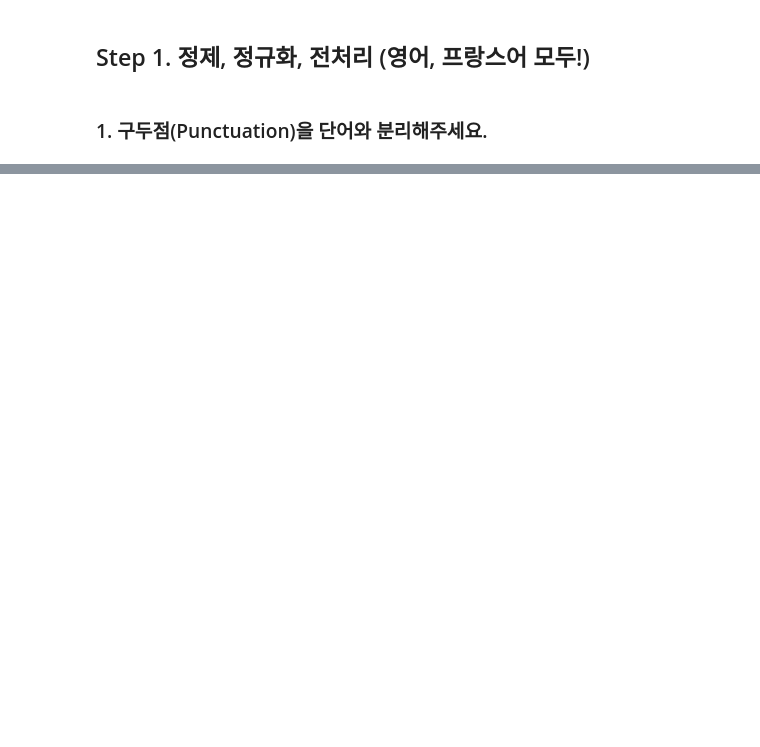
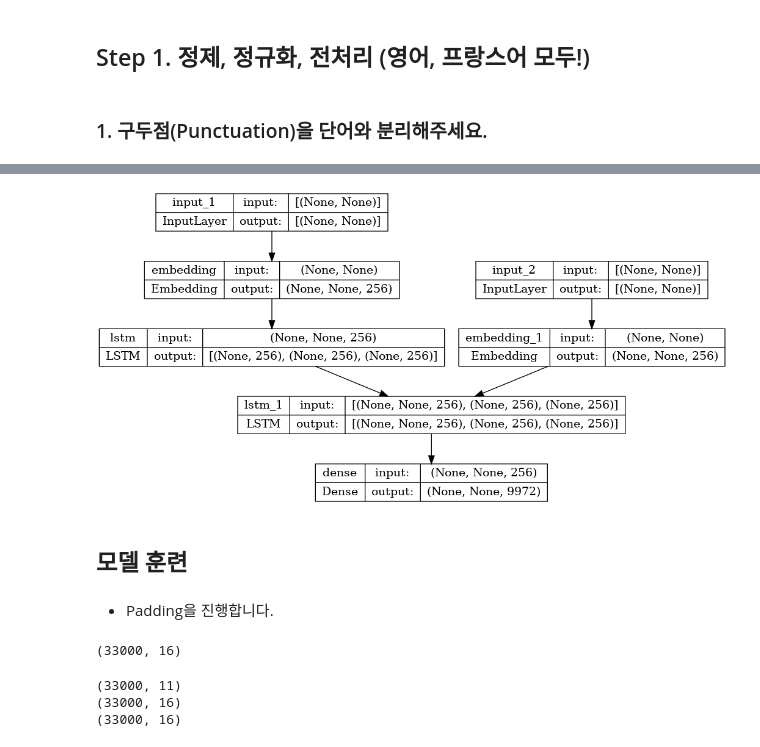
Before and after one commit to paul2522/Exploration_Submit, a Jupyter notebook: 10/[Exp10]WordTranslator.ipynb, the cells around one changed output, grey strips where cells are left out. Drawn from its saved outputs; the diff is of its cells as text; code cells hidden in the pictures; blank space fills up the shorter version.

```diff
--- a/10/[Exp10]WordTranslator.ipynb
+++ b/10/[Exp10]WordTranslator.ipynb
@@ -99,0 +217,9 @@ df_updated.head(10)
+# %%
+from tensorflow.keras.layers import LSTM, Dense
+from tensorflow.keras.layers import Input, Embedding, Masking
+
+encoder_inputs = Input(shape=(None,))
+enc_emb =  Embedding(eng_vocab_size, emb_vector_num)(encoder_inputs)
+encoder_lstm = LSTM(hidden_size, return_state=True)
+encoder_outputs, state_h, state_c = encoder_lstm(enc_emb)
+encoder_states = [state_h, state_c]
@@ -99,0 +232,8 @@ df_updated.head(10)
+# %%
+decoder_inputs = Input(shape=(None,))
+fra_emb =  Embedding(fra_vocab_size, emb_vector_num)(decoder_inputs)
+decoder_lstm = LSTM(hidden_size, return_sequences=True, return_state=True)
+decoder_outputs, _, _ = decoder_lstm(fra_emb, initial_state = encoder_states)
+# %%
+decoder_softmax_layer = Dense(fra_vocab_size, activation='softmax')
+decoder_softmax_outputs = decoder_softmax_layer(decoder_outputs)
@@ -99,0 +244,6 @@ df_updated.head(10)
+# %%
+from tensorflow.keras.models import Model
+
+model = Model([encoder_inputs, decoder_inputs], decoder_softmax_outputs)
+model.compile(optimizer="rmsprop", loss="sparse_categorical_crossentropy")
+model.summary()
@@ -99,0 +268,8 @@ df_updated.head(10)
+# %%
+from tensorflow.keras.utils import plot_model
+
+plot_model(model, show_shapes=True)
+# %% [output]
+[figure, added]
+# %% [markdown]
+## 모델 훈련
@@ -99,0 +280,2 @@ df_updated.head(10)
+# %% [markdown]
+* Padding을 진행합니다.
@@ -99,0 +288,23 @@ df_updated.head(10)
+# %%
+decoder_input.shape
+# %% [output]
+(33000, 16)
+# %%
+n_of_val = 3000
+
+encoder_input_train = encoder_input[:-n_of_val]
+decoder_input_train = decoder_input[:-n_of_val]
+decoder_target_train = decoder_target[:-n_of_val]
+
+encoder_input_test = encoder_input[-n_of_val:]
+decoder_input_test = decoder_input[-n_of_val:]
+decoder_target_test = decoder_target[-n_of_val:]
+
+
+print(np.shape(encoder_input))
+print(np.shape(decoder_input))
+print(np.shape(decoder_target))
+# %% [output]
+(33000, 11)
+(33000, 16)
+(33000, 16)
```
Also changed, not shown: parts of 60 cells of this notebook, 1 other file.
